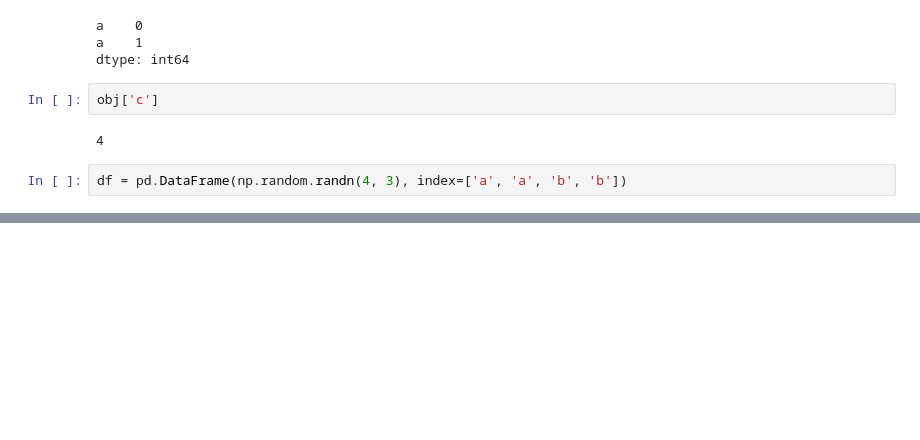
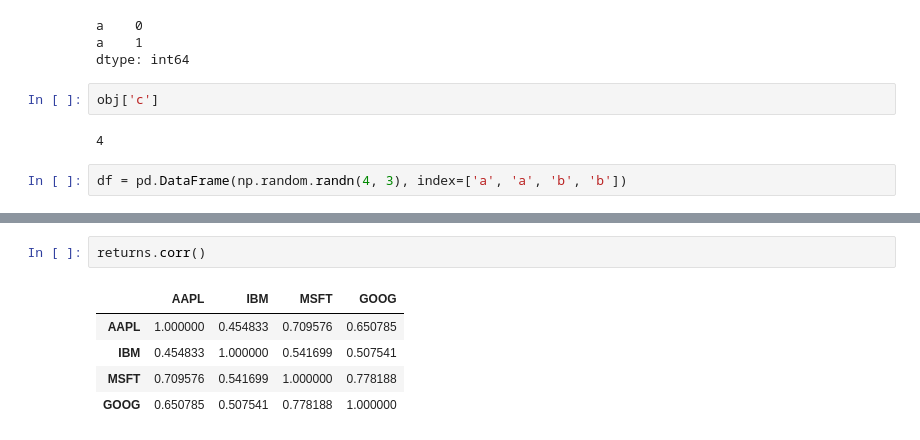
Before and after one commit to SulemanJaved/PIAIC-quarter2-practice, a Jupyter notebook: pandas/pandas_bookPractice.ipynb, the cells around one changed output, grey strips where cells are left out. Drawn from its saved outputs; the diff is of its cells as text; blank space fills up the shorter version.

```diff
--- a/pandas/pandas_bookPractice.ipynb
+++ b/pandas/pandas_bookPractice.ipynb
@@ -1221,0 +1327,8 @@ df.loc['b']
+# %%
+returns.corr()
+# %% [output]
+|  | AAPL | IBM | MSFT | GOOG |
+| AAPL | 1.000000 | 0.454833 | 0.709576 | 0.650785 |
+| IBM | 0.454833 | 1.000000 | 0.541699 | 0.507541 |
+| MSFT | 0.709576 | 0.541699 | 1.000000 | 0.778188 |
+| GOOG | 0.650785 | 0.507541 | 0.778188 | 1.000000 |
```
Also changed, not shown: parts of 49 cells of this notebook.
